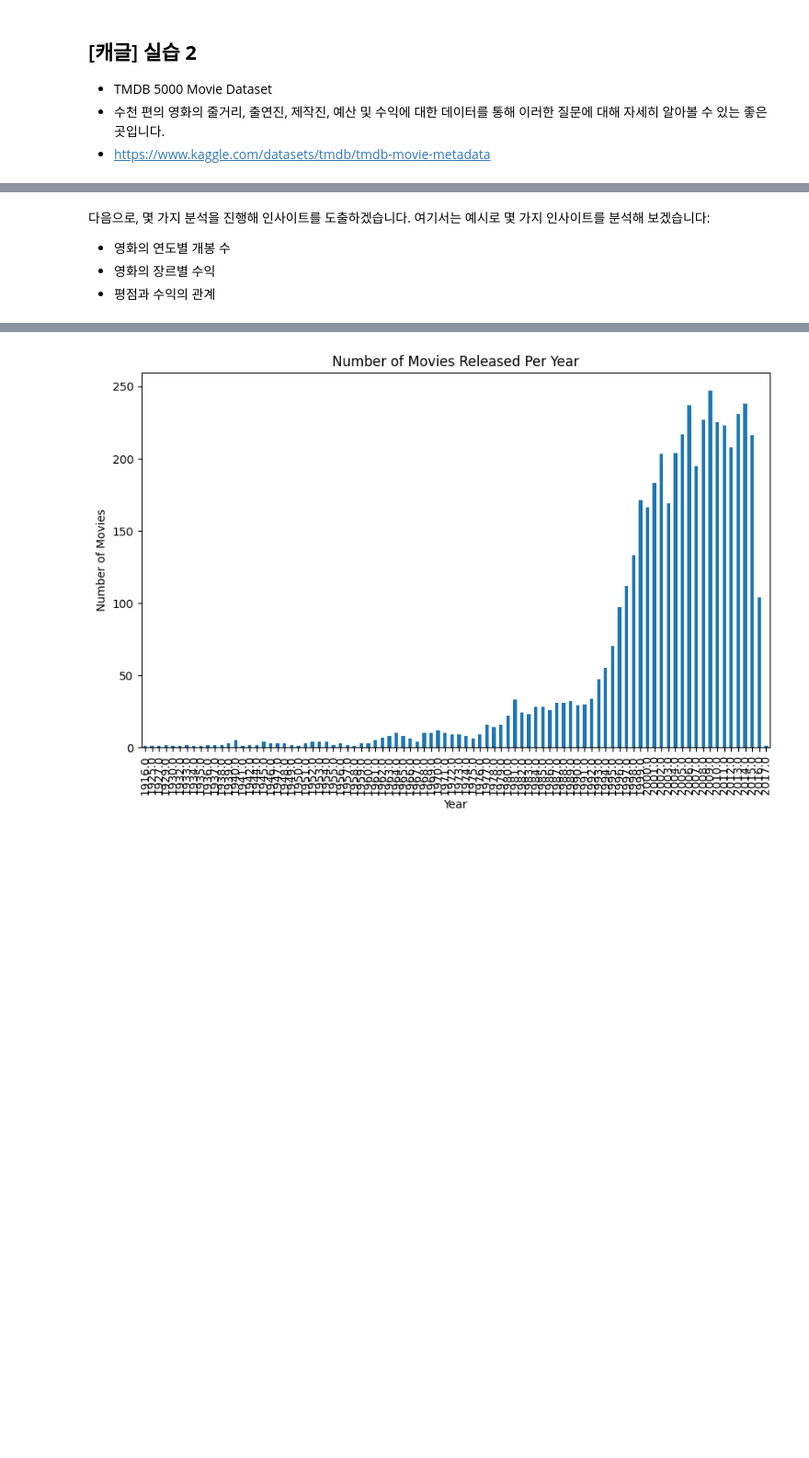
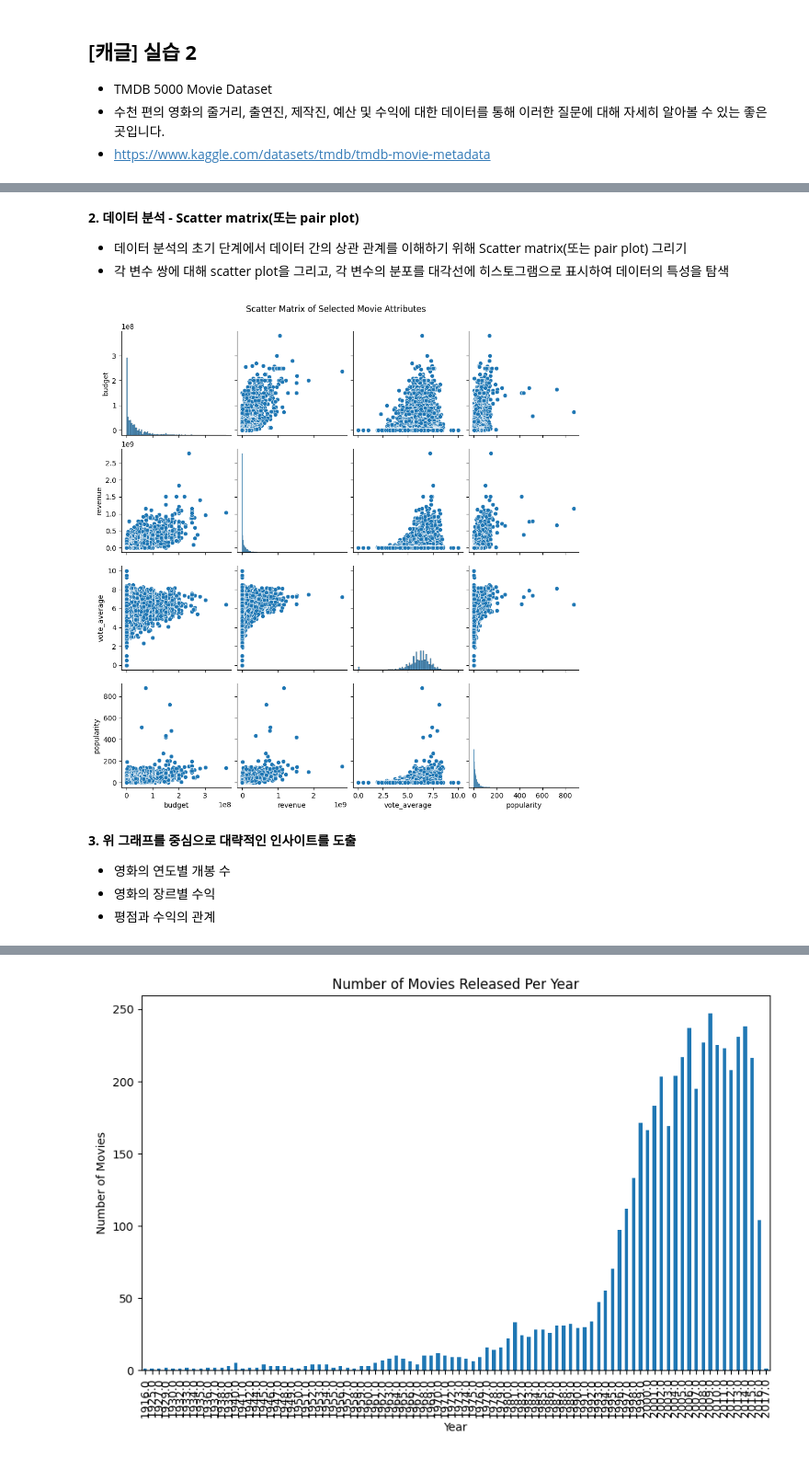
Before and after one commit to normalstory/2024AI_CoachingStudy, a Jupyter notebook: week2_2Matplotlib2.ipynb, the cells around one changed output, grey strips where cells are left out. Shown at 92% size. Cells and saved outputs as stored; diff of their text form; code cells hidden in the pictures; blank space fills up the shorter version.

```diff
--- a/week2_2Matplotlib2.ipynb
+++ b/week2_2Matplotlib2.ipynb
@@ -712,5 +757,24 @@ Text(-0.35, 0.08, 'Source: "Restaurant Business Rankings 2020" via Kaggle.com')
+# %% [markdown]
+**2. 데이터 분석 - Scatter matrix(또는 pair plot)**
+- 데이터 분석의 초기 단계에서 데이터 간의 상관 관계를 이해하기 위해 Scatter matrix(또는 pair plot) 그리기
+- 각 변수 쌍에 대해 scatter plot을 그리고, 각 변수의 분포를 대각선에 히스토그램으로 표시하여 데이터의 특성을 탐색
+# %%
+# 분석에 사용할 수치 데이터 선택
+# 여기서는 예산, 수익, 평점, 인기도 데이터를 사용합니다.
+selected_columns = ['budget', 'revenue', 'vote_average', 'popularity']
+movies_selected = movies[selected_columns]
+
+# NaN 값 제거
+movies_selected = movies_selected.dropna()
+
+# Scatter matrix 그리기
+sns.pairplot(movies_selected)
+plt.suptitle('Scatter Matrix of Selected Movie Attributes', y=1.02) # 제목 추가
+plt.show()
+# %% [output]
+[figure, added]
 # %% [markdown]
-다음으로, 몇 가지 분석을 진행해 인사이트를 도출하겠습니다. 여기서는 예시로 몇 가지 인사이트를 분석해 보겠습니다:
+**3. 위 그래프를 중심으로 대략적인 인사이트를 도출**
 - 영화의 연도별 개봉 수
 - 영화의 장르별 수익
 - 평점과 수익의 관계
```
Also changed, not shown: parts of 12 cells of this notebook.
